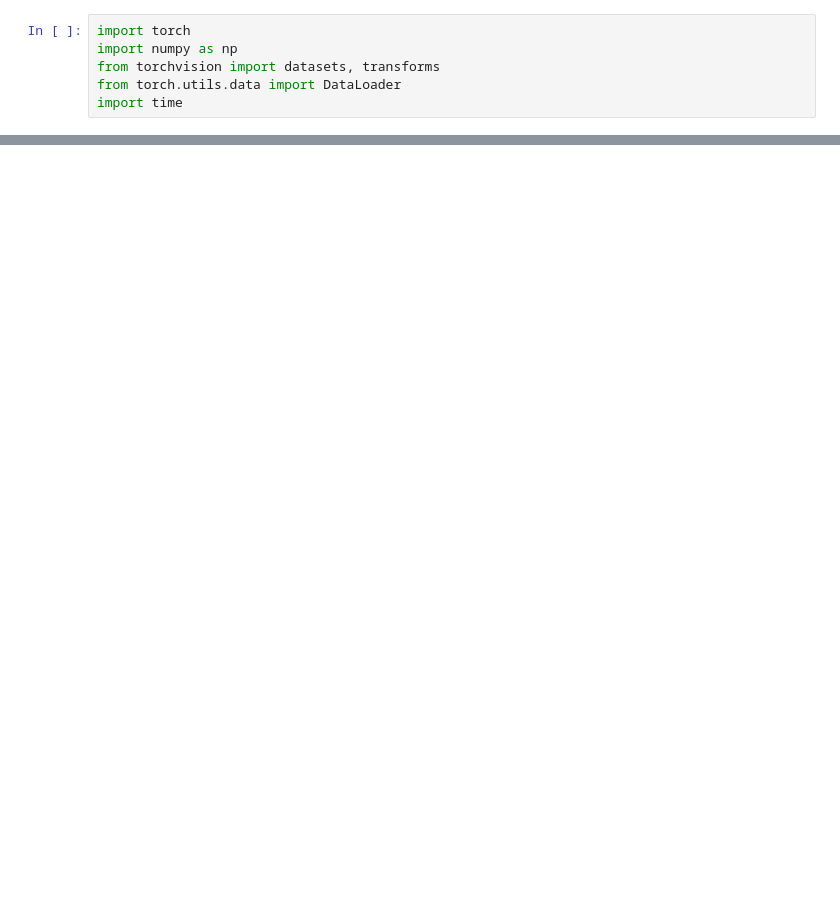
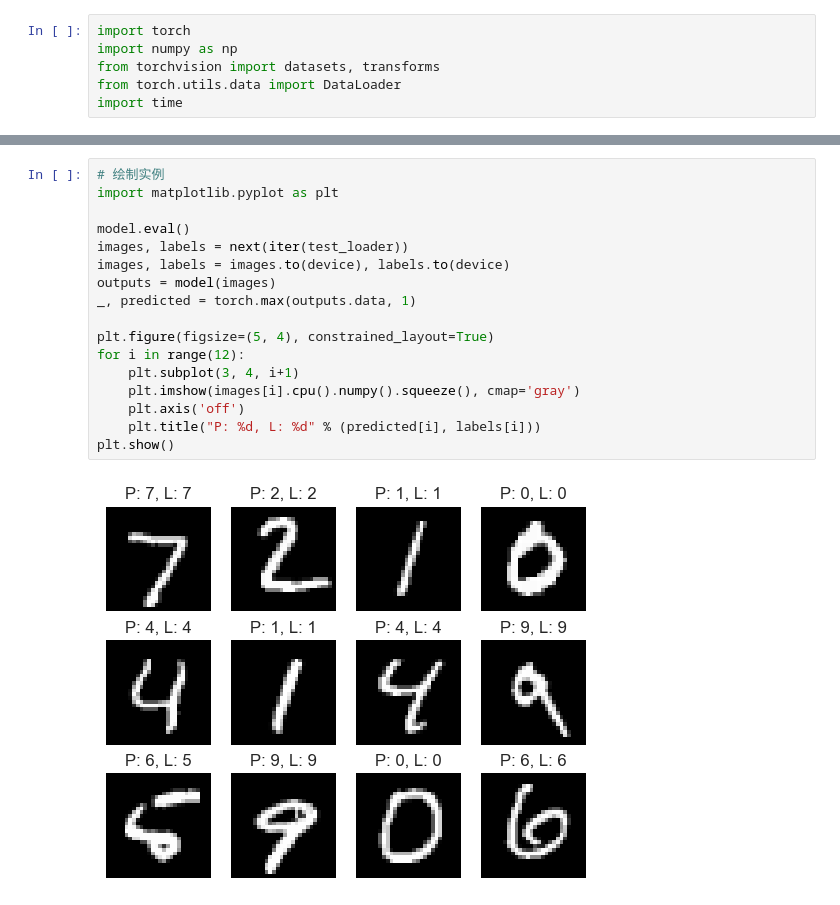
Before and after one commit to wangzz-yyzz/pytorch_deepl, a Jupyter notebook: MLP_pytorch.ipynb, the cells around one changed output, grey strips where cells are left out. Saved outputs shown, nothing was run; the diff lists cells and outputs as text; blank space fills up the shorter version.

```diff
--- a/MLP_pytorch.ipynb
+++ b/MLP_pytorch.ipynb
@@ -87,0 +148,19 @@ Accuracy of the network on the 10000 test images: 94.71 %
+# %%
+# 绘制实例
+import matplotlib.pyplot as plt
+
+model.eval()
+images, labels = next(iter(test_loader))
+images, labels = images.to(device), labels.to(device)
+outputs = model(images)
+_, predicted = torch.max(outputs.data, 1)
+
+plt.figure(figsize=(5, 4), constrained_layout=True)
+for i in range(12):
+    plt.subplot(3, 4, i+1)
+    plt.imshow(images[i].cpu().numpy().squeeze(), cmap='gray')
+    plt.axis('off')
+    plt.title("P: %d, L: %d" % (predicted[i], labels[i]))
+plt.show()
+# %% [output]
+[figure, added]
```
Also changed, not shown: parts of 7 cells of this notebook.
